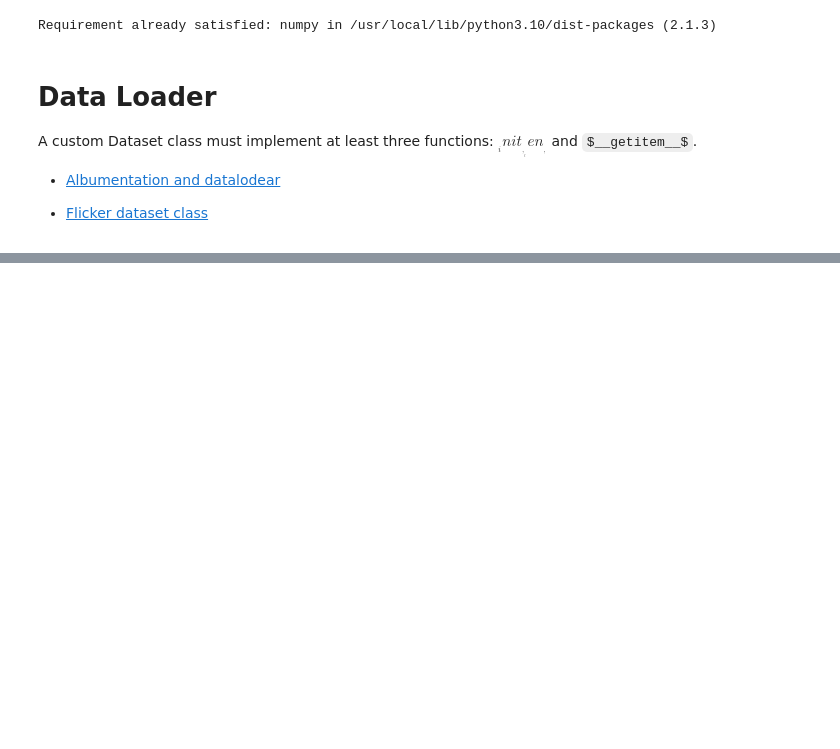
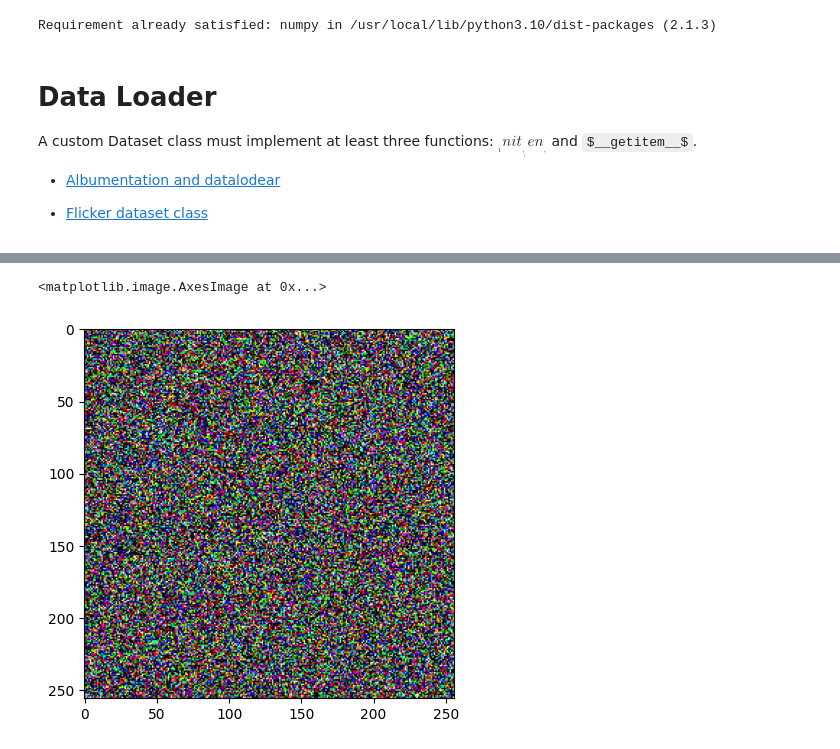
Before and after one commit to mahdisabetkish/Vision2Words, a Jupyter notebook: Flicker8k.ipynb, the cells around one changed output, grey strips where cells are left out. Cells and saved outputs as stored; diff of their text form; code cells hidden in the pictures; some formulas as TeX source; blank space fills up the shorter version.

```diff
--- a/Flicker8k.ipynb
+++ b/Flicker8k.ipynb
@@ -145,0 +124,3 @@ id, caption, len(token[0]), len(token[1])
+# %%
+plt.imshow(torch.randn(256,256,3))
+# %% [output]
@@ -145,0 +128,2 @@ id, caption, len(token[0]), len(token[1])
+<matplotlib.image.AxesImage at 0x...>
+[figure, added]
```
Also changed, not shown: parts of 5 cells of this notebook.
